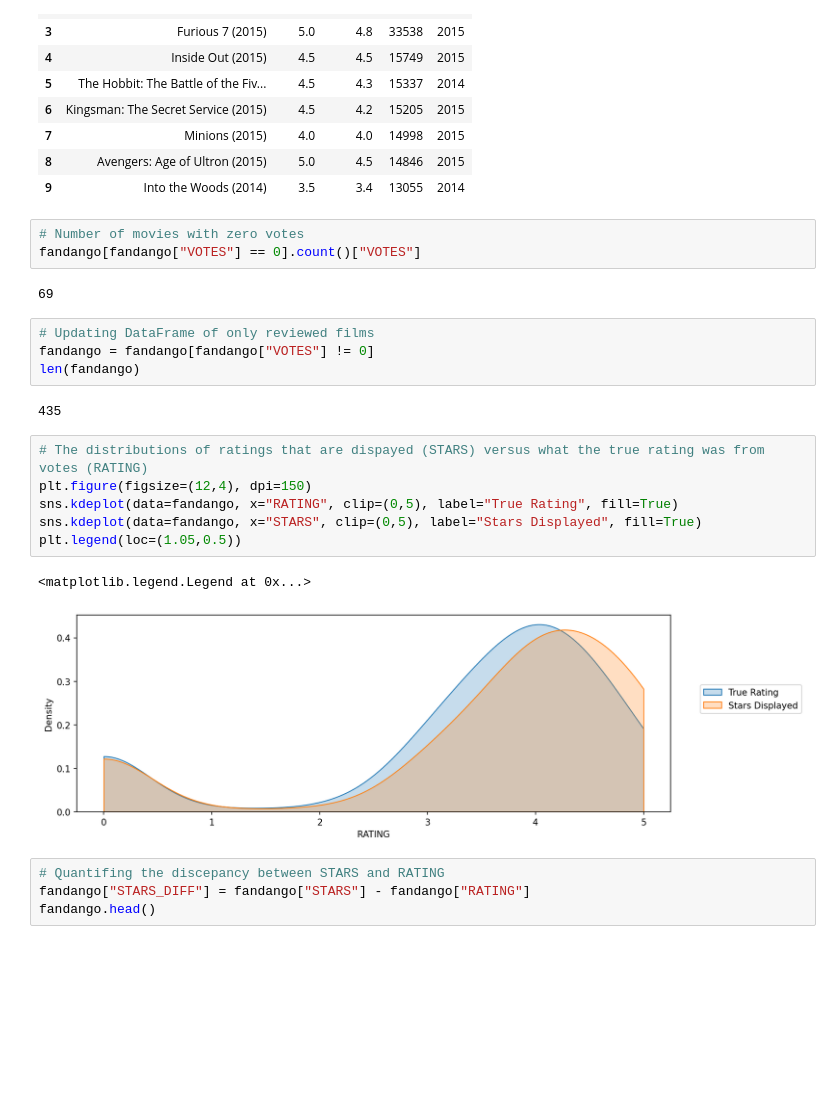
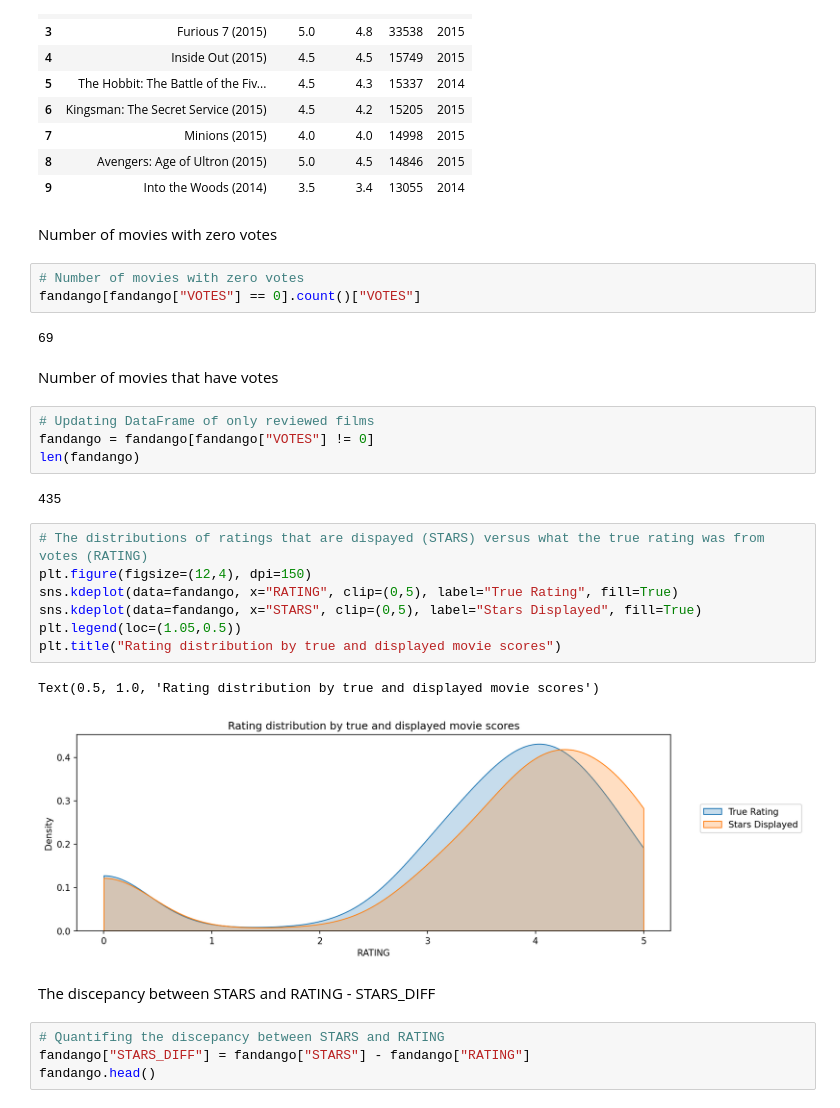
Before and after one commit to mkillah/Portfolio, a Jupyter notebook: Capstone_Project/Capstone_Project.ipynb, the cells around one changed output. Saved outputs shown, nothing was run; the diff lists cells and outputs as text; blank space fills up the shorter version.

```diff
--- a/Capstone_Project/Capstone_Project.ipynb
+++ b/Capstone_Project/Capstone_Project.ipynb
@@ -139,11 +156,15 @@ fandango.sort_values(by=["VOTES"], ascending=False)[:10]
 | 7 | Minions (2015) | 4.0 | 4.0 | 14998 | 2015 |
 | 8 | Avengers: Age of Ultron (2015) | 5.0 | 4.5 | 14846 | 2015 |
 | 9 | Into the Woods (2014) | 3.5 | 3.4 | 13055 | 2014 |
+# %% [markdown]
+Number of movies with zero votes
 # %%
 # Number of movies with zero votes
 fandango[fandango["VOTES"] == 0].count()["VOTES"]
 # %% [output]
 69
+# %% [markdown]
+Number of movies that have votes
 # %%
 # Updating DataFrame of only reviewed films
 fandango = fandango[fandango["VOTES"] != 0]
@@ -153,12 +174,15 @@ len(fandango)
 # %%
 # The distributions of ratings that are dispayed (STARS) versus what the true rating was from votes (RATING)
 plt.figure(figsize=(12,4), dpi=150)
 sns.kdeplot(data=fandango, x="RATING", clip=(0,5), label="True Rating", fill=True)
 sns.kdeplot(data=fandango, x="STARS", clip=(0,5), label="Stars Displayed", fill=True)
 plt.legend(loc=(1.05,0.5))
+plt.title("Rating distribution by true and displayed movie scores")
 # %% [output]
-<matplotlib.legend.Legend at 0x...>
+Text(0.5, 1.0, 'Rating distribution by true and displayed movie scores')
-[figure, old version]
+[figure, new version]
+# %% [markdown]
+The discepancy between STARS and RATING - STARS_DIFF
 # %%
 # Quantifing the discepancy between STARS and RATING
 fandango["STARS_DIFF"] = fandango["STARS"] - fandango["RATING"]
```
Also changed, not shown: parts of 47 cells of this notebook.
